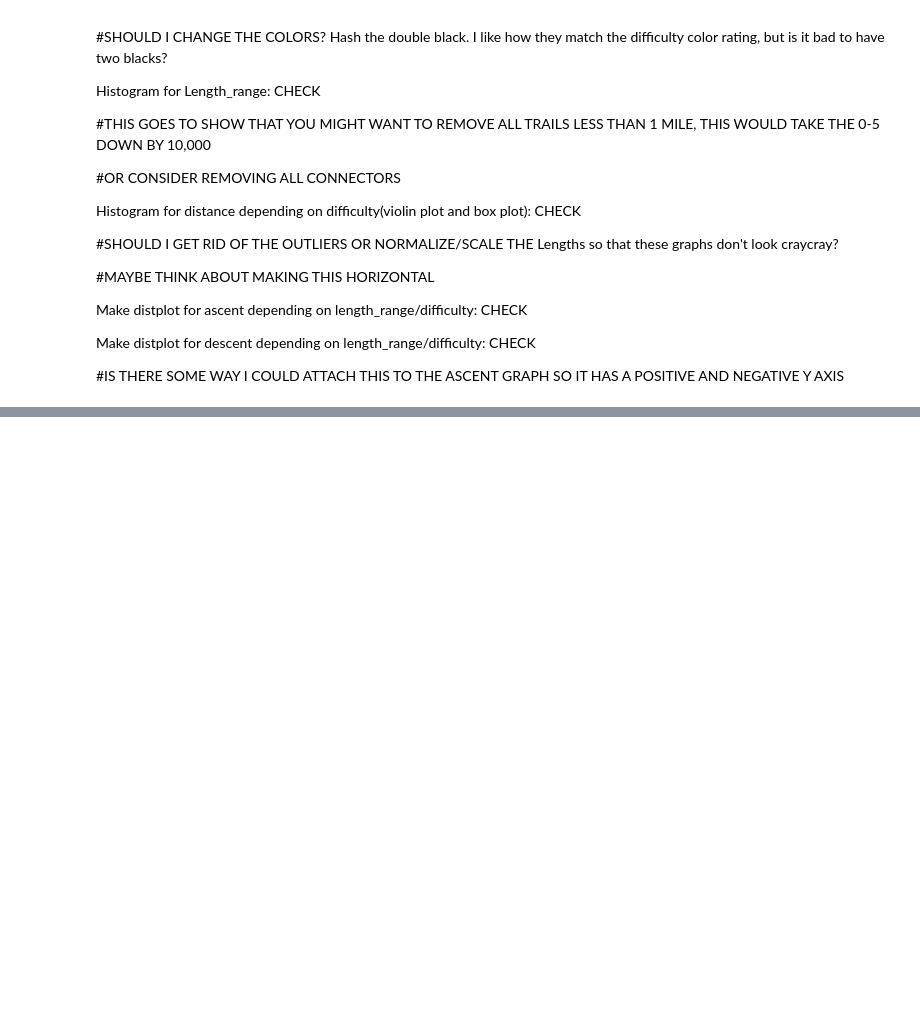
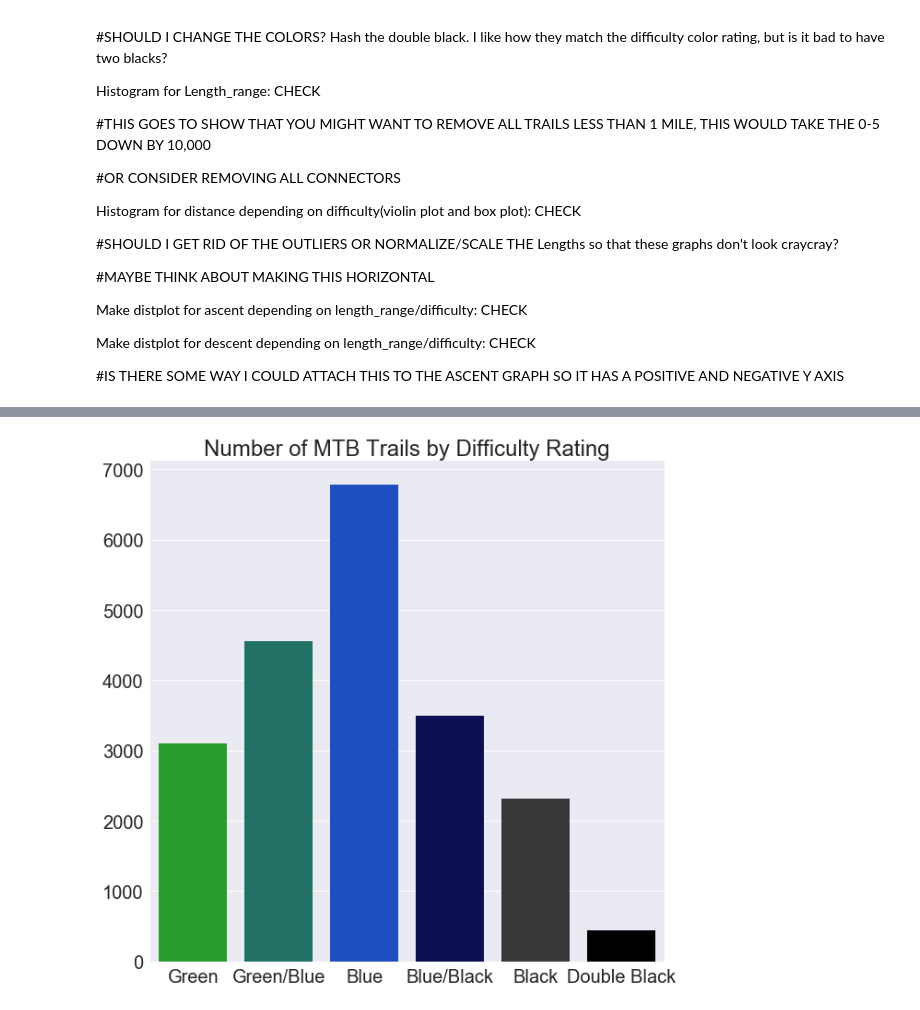
Before and after one commit to sgreylewis/mtb-trail-finder, a Jupyter notebook: Notebooks/US_trails_visualizations.ipynb, the cells around one changed output, grey strips where cells are left out. Drawn from its saved outputs; the diff is of its cells as text; code cells hidden in the pictures; blank space fills up the shorter version.

```diff
--- a/Notebooks/US_trails_visualizations.ipynb
+++ b/Notebooks/US_trails_visualizations.ipynb
@@ -55,17 +76,19 @@ plt.show()
 # %%
 #SHOULD I CHANGE THE COLORS? I like how they match the difficulty color rating, but is it bad to have two blacks?
-colors = ['green', 'blue green', 'blue', 'dark blue', 'almost black', 'black']
+#colors = ['green', 'blue green', 'blue', 'dark blue', 'almost black', 'black']
+colors = ['green', 'blue green', 'blue', 'dark blue', 'dark grey', 'black']
 fig, ax = plt.subplots(figsize = (10, 10))
 sns.set_style("darkgrid")
 sns.set(font_scale = 2)
 sns.countplot(x="difficulty", data=US_trails, order=['Green','Green/Blue','Blue','Blue/Black','Black','Double Black'],
     palette=sns.xkcd_palette(colors)).set_title('Number of MTB Trails by Difficulty Rating')
 ax.set_ylabel('')
 ax.set_xlabel('')
-plt.rcParams['hatch.color'] = '#aa007d'
-print(ax.patches)
-ax.patches[5].set_hatch('x')
+#plt.rcParams['hatch.color'] = '#aa007d'
+#ax.patches[5].set_hatch('x')
 plt.savefig('../images/Number_trails_by_difficulty.png', bbox_inches='tight')
 plt.show()
+# %% [output]
+[figure, added]
 # %%
 US_trails['stars'].min()
```
Also changed, not shown: parts of 18 cells of this notebook, 8 other files.
